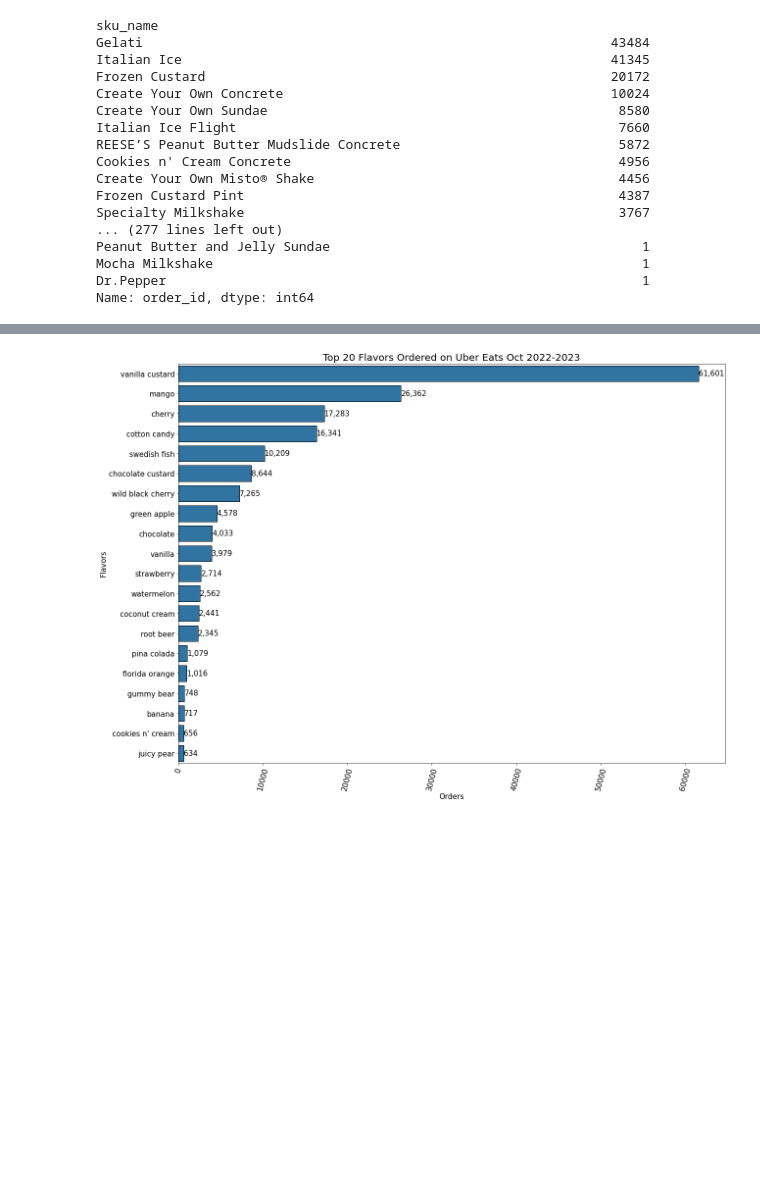
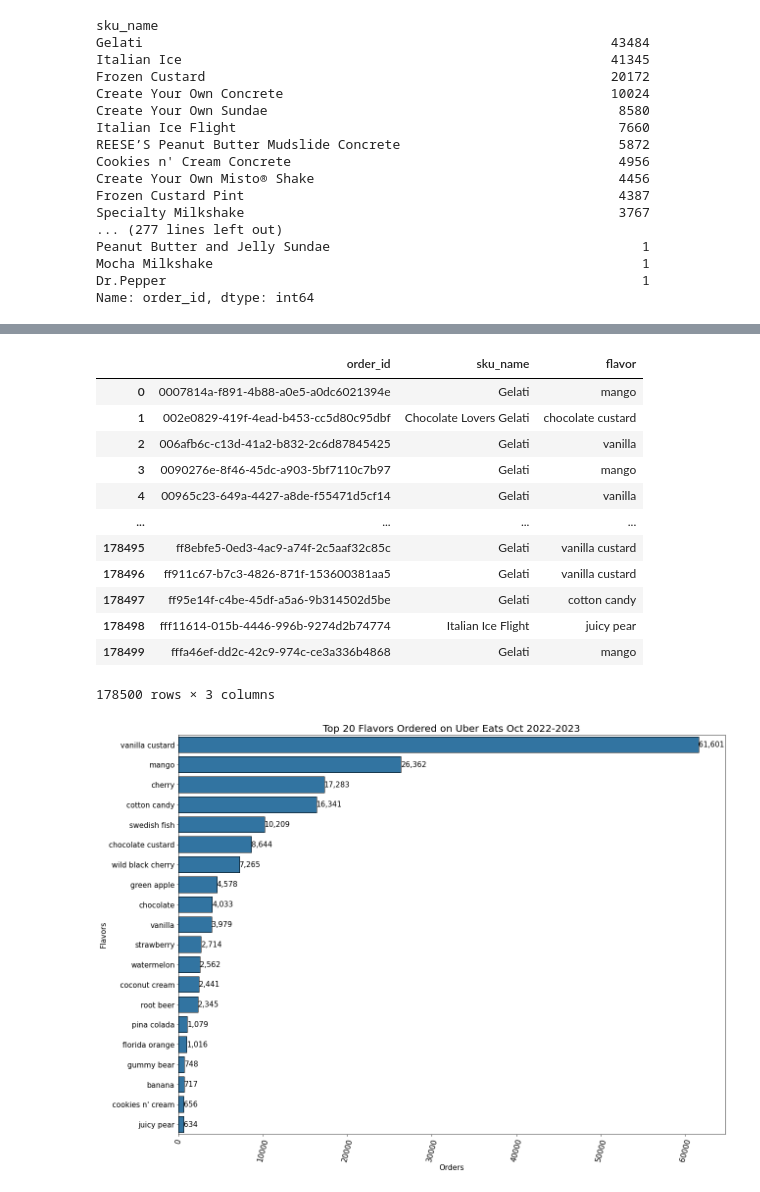
Before and after one commit to jh729670/Work, a Jupyter notebook: Uber Eats Flavors-checkpoint.ipynb, the cells around one changed output, grey strips where cells are left out. Cells and saved outputs as stored; diff of their text form; code cells hidden in the pictures; blank space fills up the shorter version.

```diff
--- a/Uber Eats Flavors-checkpoint.ipynb
+++ b/Uber Eats Flavors-checkpoint.ipynb
@@ -198,6 +203,22 @@ for column in ['Flavor_1', 'Flavor_2', 'Flavor_3']:  # List all flavor columns t
 df_flavor_orders = pd.DataFrame(results)
 
 #print(df_flavor_orders)
+# %%
+df_flavor_orders
+# %% [output]
+|  | order_id | sku_name | flavor |
+| 0 | 0007814a-f891-4b88-a0e5-a0dc6021394e | Gelati | mango |
+| 1 | 002e0829-419f-4ead-b453-cc5d80c95dbf | Chocolate Lovers Gelati | chocolate custard |
+| 2 | 006afb6c-c13d-41a2-b832-2c6d87845425 | Gelati | vanilla |
+| 3 | 0090276e-8f46-45dc-a903-5bf7110c7b97 | Gelati | mango |
+| 4 | 00965c23-649a-4427-a8de-f55471d5cf14 | Gelati | vanilla |
+| ... | ... | ... | ... |
+| 178495 | ff8ebfe5-0ed3-4ac9-a74f-2c5aaf32c85c | Gelati | vanilla custard |
+| 178496 | ff911c67-b7c3-4826-871f-153600381aa5 | Gelati | vanilla custard |
+| 178497 | ff95e14f-c4be-45df-a5a6-9b314502d5be | Gelati | cotton candy |
+| 178498 | fff11614-015b-4446-996b-9274d2b74774 | Italian Ice Flight | juicy pear |
+| 178499 | fffa46ef-dd2c-42c9-974c-ce3a336b4868 | Gelati | mango |
+178500 rows × 3 columns
 # %%
 # Plots the the top 20 Flavors ordered on Uber Eats, regardless of Product category
 flavor_orders=df_flavor_orders.groupby('flavor')['order_id'].count().sort_values(ascending=False).nlargest(20)
```
Also changed, not shown: parts of 6 cells of this notebook, 5 other files.
